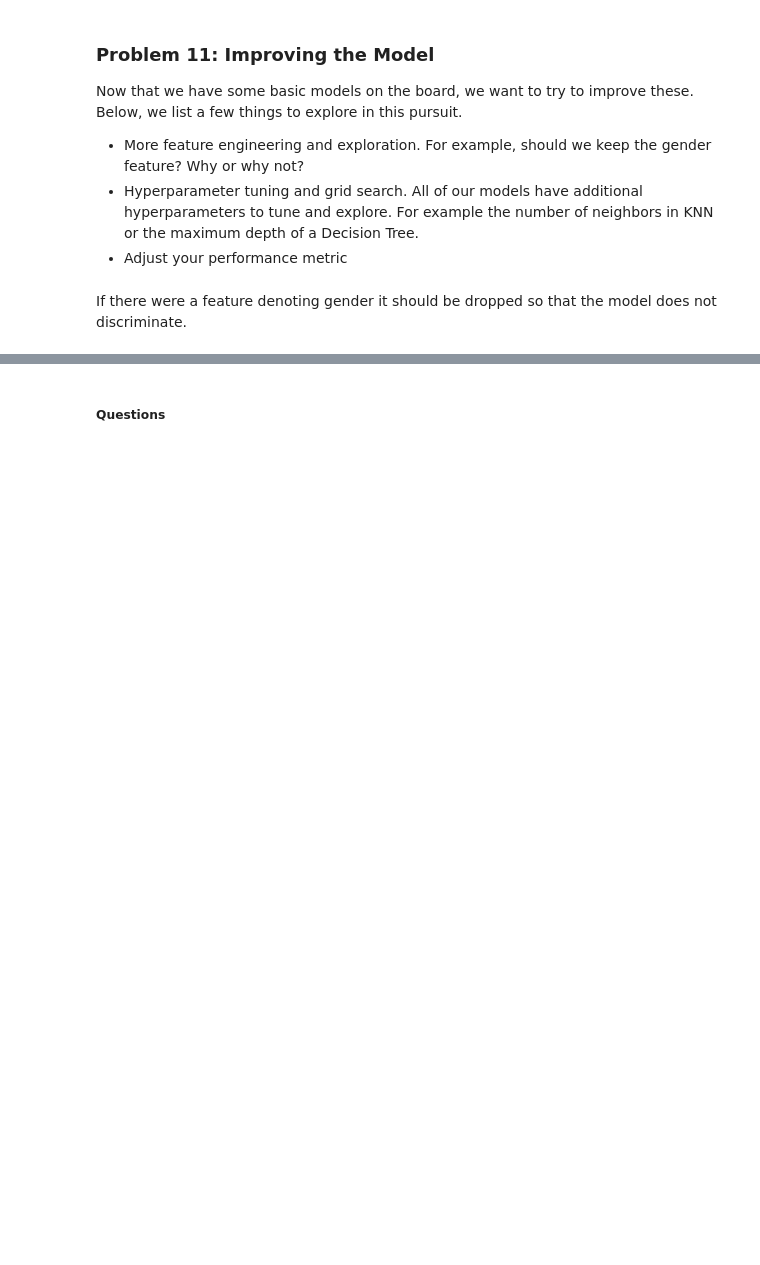
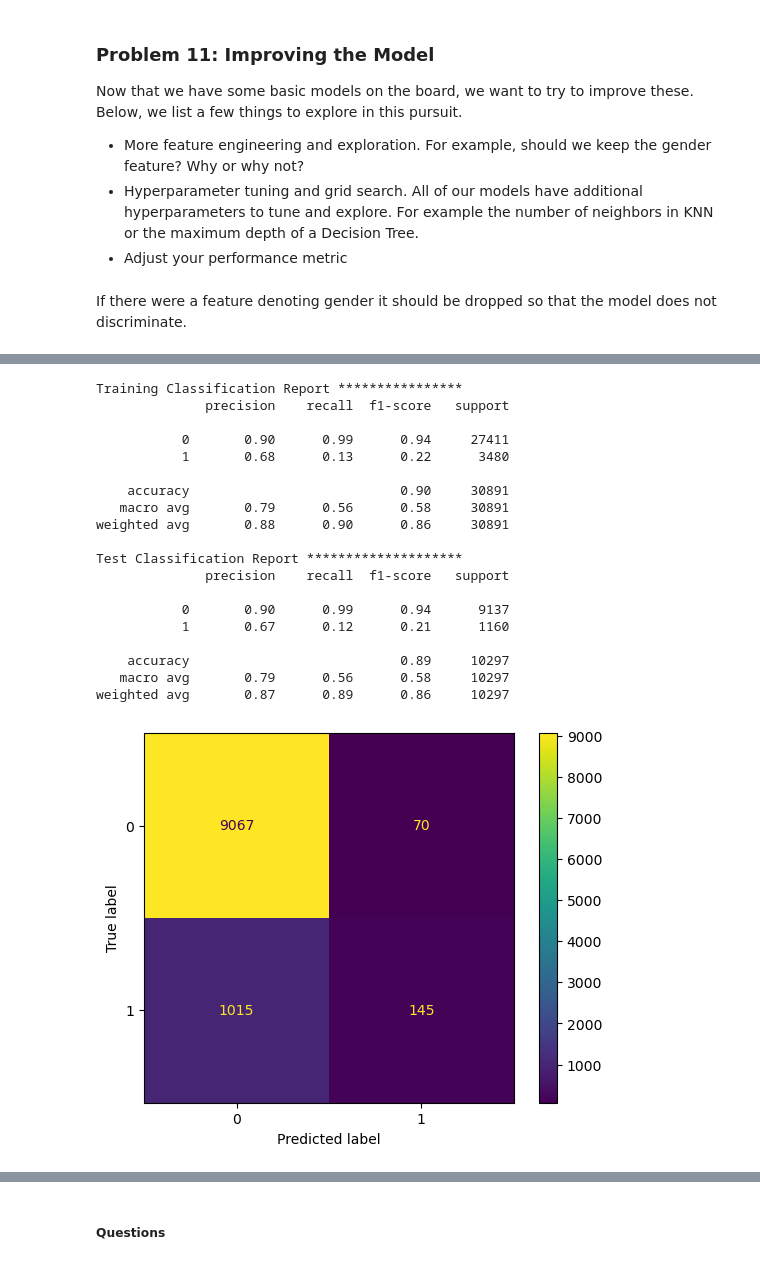
Before and after one commit to joxborrow/comparing_classifiers, a Jupyter notebook: prompt_III.ipynb, the cells around one changed output, grey strips where cells are left out. Cells and saved outputs as stored; diff of their text form; code cells hidden in the pictures; blank space fills up the shorter version.

```diff
--- a/prompt_III.ipynb
+++ b/prompt_III.ipynb
@@ -257,7 +259,7 @@ Use Logistic Regression to build a basic model on your data.
 # %%
 # Initialize Estimators
 standard_scaler = StandardScaler()
-lr_clf = LogisticRegression()
+lr_clf = LogisticRegression(n_jobs=-1)
 
 # Fit a pipeline
 lr_pipe = Pipeline([
@@ -319,7 +321,7 @@ knn_pipe = Pipeline([('poly_features', poly_features),
                      ('knn_clf', knn_clf)])
 
 # Execute grid search
-knn_grid = GridSearchCV(knn_pipe, param_grid=param_grid)
+knn_grid = GridSearchCV(knn_pipe, param_grid=param_grid, n_jobs=-1)
 knn_grid.fit(X_train, y_train.to_numpy().ravel())
 knn_preds = knn_grid.predict(X_test)
 
@@ -352,18 +354,18 @@ weighted avg       0.88      0.90      0.88     10297
 [figure]
 # %%
 # Initialize Estimators
-standard_scaler1 = StandardScaler()
+standard_scaler = StandardScaler()
 lr_clf = LogisticRegression(max_iter=10_000)
 param_grid = {'lr_clf__C':[.001, .01, 1, 10, 100, 1000]}
 
 # Fit a pipeline
 lr_pipe = Pipeline([
-    ('standard_scaler', standard_scaler1),
+    ('standard_scaler', standard_scaler),
     ('lr_clf', lr_clf)
 ])
 
 # Execute grid search
-lr_grid = GridSearchCV(lr_pipe, param_grid=param_grid)
+lr_grid = GridSearchCV(lr_pipe, param_grid=param_grid, n_jobs=-1)
 lr_grid.fit(X_train, y_train.to_numpy().ravel())
 
 # Get predictions
@@ -397,2 +399,50 @@ Test Classification Report ********************
 weighted avg       0.90      0.91      0.90     10297
 [figure]
+# %%
+# Initialize Estimators
+standard_scaler = StandardScaler()
+dt_clf = DecisionTreeClassifier()
+param_grid = {'dt_clf__min_impurity_decrease': [0.001, 0.01, 0.02, 0.03, 0.05],
+              'dt_clf__max_depth': [2, 5, 10, 20],
+              'dt_clf__max_features': ['sqrt', 'log2'],
+              'dt_clf__min_samples_split': [0.1, 0.2, 0.05],
+              'dt_clf__criterion': ['gini', 'entropy']}
+
+# Define Pipeline
+dt_pipe = Pipeline([('standard_scaler', standard_scaler),
+                     ('dt_clf', dt_clf)])
+
+# Grid Search
+dt_grid = GridSearchCV(dt_pipe, param_grid=param_grid, n_jobs=-1)
+dt_grid.fit(X_train, y_train.to_numpy().ravel())
+
+# Get predictions
+dt_preds = dt_grid.predict(X_test)
+
+ConfusionMatrixDisplay(confusion_matrix(y_test, dt_preds)).plot()
+
+print('Training Classification Report ****************')
+print(classification_report(y_train, dt_grid.predict(X_train)))
+print('Test Classification Report ********************')
+print(classification_report(y_test, dt_grid.predict(X_test)))
+# %% [output]
+Training Classification Report ****************
+              precision    recall  f1-score   support
+
+           0       0.90      0.99      0.94     27411
+           1       0.68      0.13      0.22      3480
+
+    accuracy                           0.90     30891
+   macro avg       0.79      0.56      0.58     30891
+weighted avg       0.88      0.90      0.86     30891
+
+Test Classification Report ********************
+              precision    recall  f1-score   support
+
+           0       0.90      0.99      0.94      9137
+           1       0.67      0.12      0.21      1160
+
+    accuracy                           0.89     10297
+   macro avg       0.79      0.56      0.58     10297
+weighted avg       0.87      0.89      0.86     10297
+[figure, added]
```
Also changed, not shown: parts of 5 cells of this notebook.
